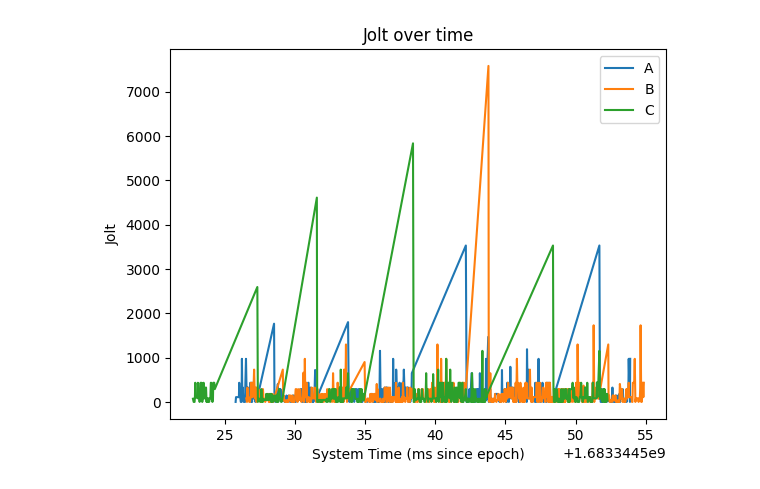
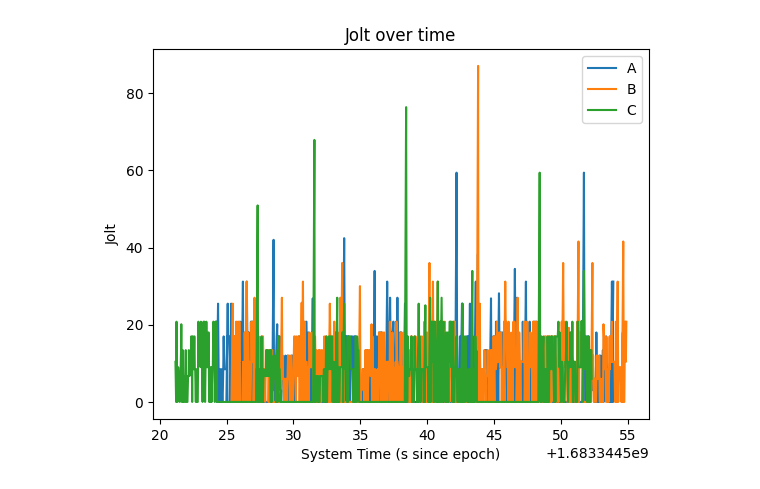
Before and after one commit to mpekala23/NerfGoliath, a Jupyter notebook: results/jolt/analysis.ipynb, the cells around one changed output. Cells and saved outputs as stored; diff of their text form; code cells hidden in the pictures.

Commit message:
better graphs

```diff
--- a/results/jolt/analysis.ipynb
+++ b/results/jolt/analysis.ipynb
@@ -8,23 +8,36 @@ CUTOFF = 400000
 # %%
 def get_xs_and_ys(name: str):
     df = pd.read_csv(f"L_1_30/{name}.csv")
-    xs = df[df["jolt"] < CUTOFF]["time"]
+    xs = list(df[df["jolt"] < CUTOFF]["time"])
     ys = df[df["jolt"] < CUTOFF]["jolt"]
-    return xs, ys
+    ys = list(np.sqrt(ys))
+
+    final_xs = []
+    final_ys = []
+    for ix, x in enumerate(list(xs)):
+        if ys[ix] > 25:
+            final_xs.append(xs[ix-1])
+            final_ys.append(0)
+            final_xs.append(x-0.1)
+            final_ys.append(0)
+        final_xs.append(x)
+        final_ys.append(ys[ix])
+
+    return final_xs, final_ys
 # %%
 for name in ["A", "B", "C"]:
     xs, ys = get_xs_and_ys(name)
     xs = xs[500:10000]
     ys = ys[500:10000]
     plt.plot(xs, ys, label=name)
 
 plt.legend()
-plt.xlabel("System Time (ms since epoch)")
+plt.xlabel("System Time (s since epoch)")
 plt.ylabel("Jolt")
 plt.title("Jolt over time")
 plt.show()
 # %% [output]
-[figure, old version]
+[figure, new version]
 # %%
 def get_average_jolt(dir: str):
     sum = 0
```
Also changed, not shown: parts of 3 cells of this notebook.
